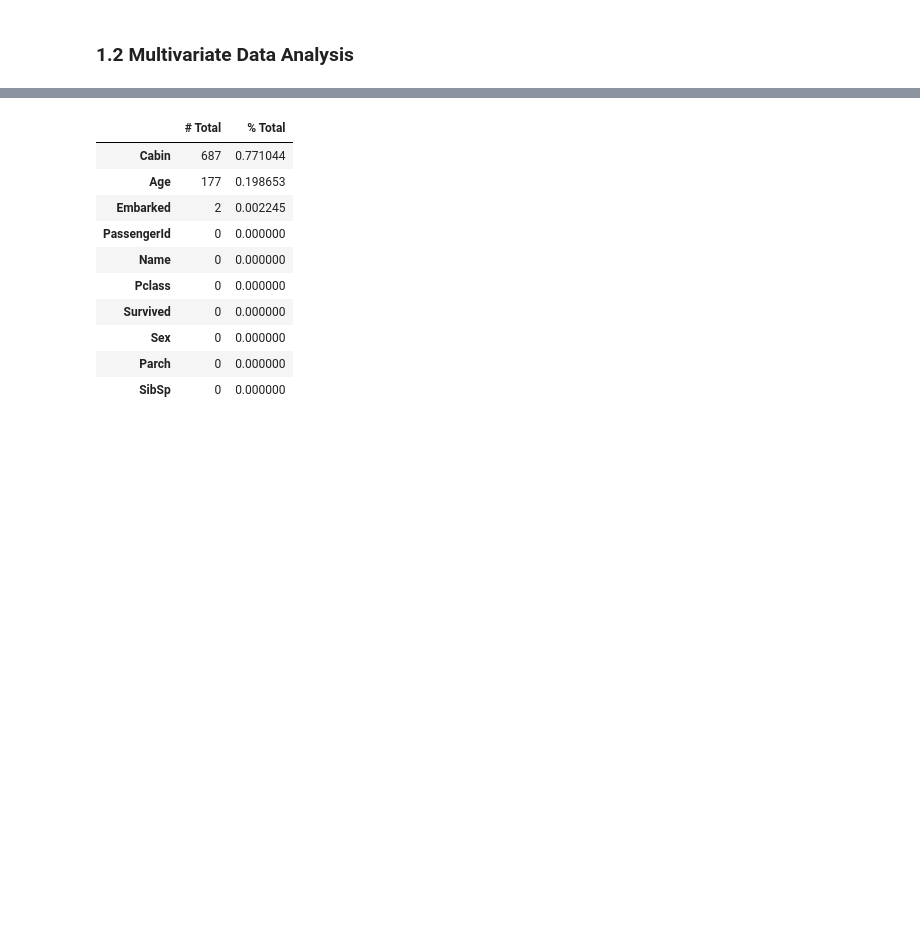
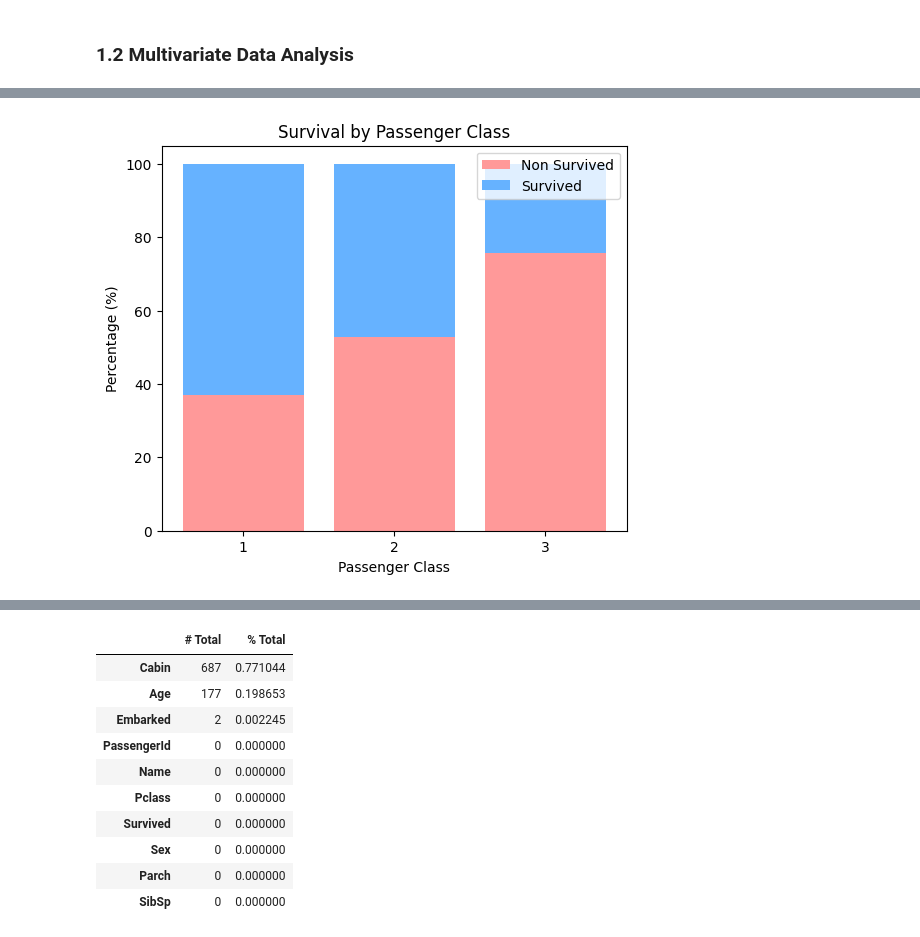
Before and after one commit to fede-giorgi/Transformer_is_All_You_Need, a Jupyter notebook: project.ipynb, the cells around one changed output, grey strips where cells are left out. Drawn from its saved outputs; the diff is of its cells as text; code cells hidden in the pictures; blank space fills up the shorter version.

```diff
--- a/project.ipynb
+++ b/project.ipynb
@@ -383,0 +235,22 @@ df_train['Fare'] = fare_scaled_train.flatten()
+# %%
+percent_df = (
+    df_train.groupby("Pclass")["Survived"]
+    .value_counts(normalize=True)
+    .rename("Percentage")
+    .mul(100)
+    .reset_index()
+)
+
+pivot_df = percent_df.pivot(index="Pclass", columns="Survived", values="Percentage")
+plt.figure(figsize=(6,5))
+
+plt.bar(pivot_df.index.astype(str), pivot_df[0], label="Non Survived", color="#FF9999")
+plt.bar(pivot_df.index.astype(str), pivot_df[1], bottom=pivot_df[0], label="Survived", color="#66B2FF")
+
+plt.title("Survival by Passenger Class")
+plt.ylabel("Percentage (%)")
+plt.xlabel("Passenger Class")
+plt.legend()
+plt.show()
+# %% [output]
+[figure, added]
```
Also changed, not shown: parts of 37 cells of this notebook.
